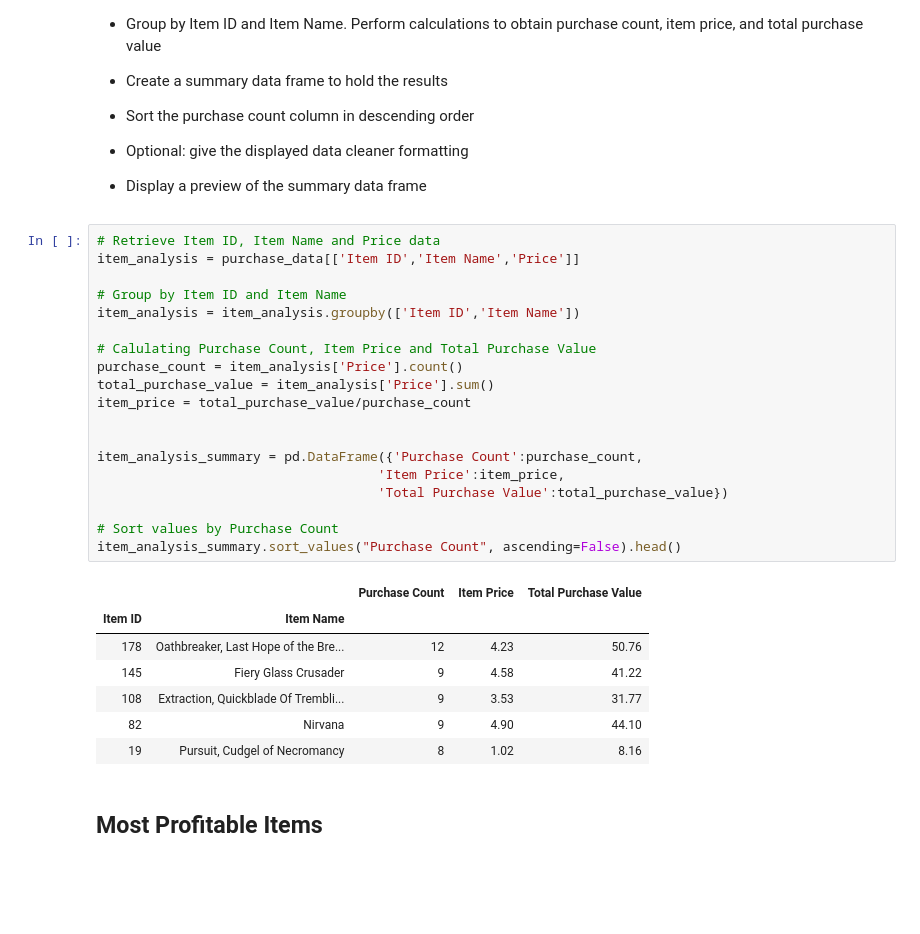
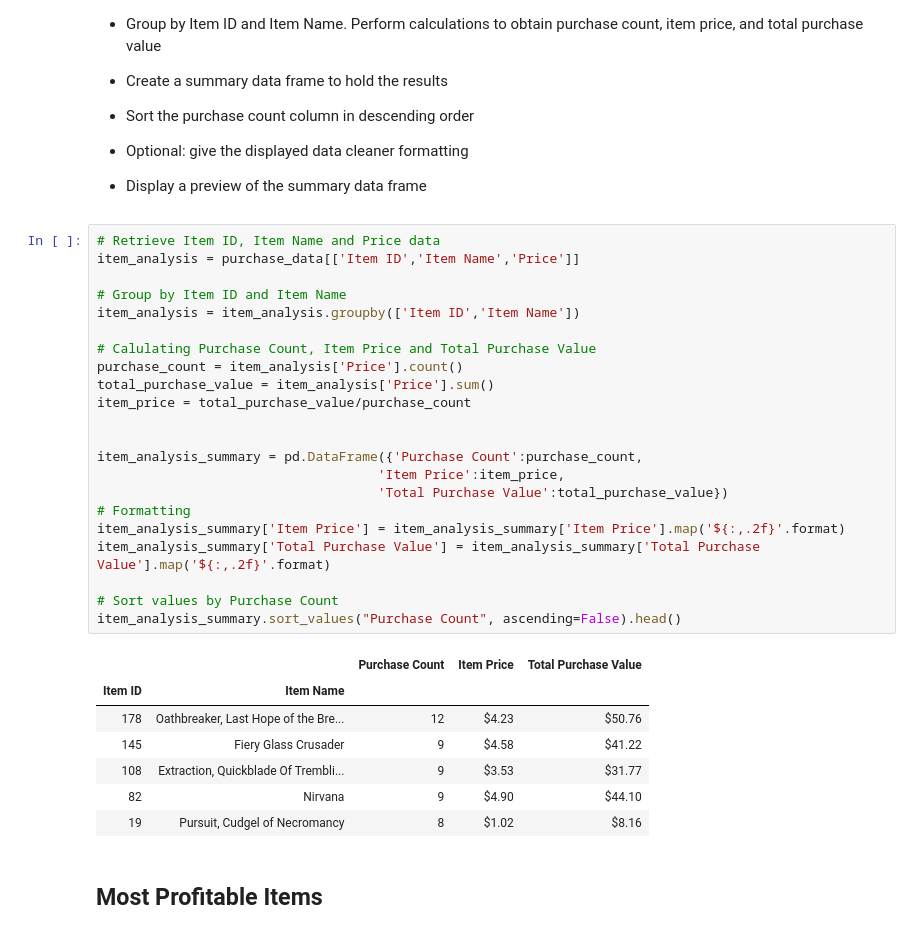
Before and after one commit to Belindaliang51/pandas-challenge, a Jupyter notebook: HeroesOfPymoli_starter.ipynb, the cells around one changed output. Saved outputs shown, nothing was run; the diff lists cells and outputs as text; blank space fills up the shorter version.

```diff
--- a/HeroesOfPymoli_starter.ipynb
+++ b/HeroesOfPymoli_starter.ipynb
@@ -300,30 +329,33 @@ spender_summary.sort_values('Total Purchase Value', ascending = False).head()
 # %%
 # Retrieve Item ID, Item Name and Price data
 item_analysis = purchase_data[['Item ID','Item Name','Price']]
 
 # Group by Item ID and Item Name
 item_analysis = item_analysis.groupby(['Item ID','Item Name'])
 
 # Calulating Purchase Count, Item Price and Total Purchase Value
 purchase_count = item_analysis['Price'].count()
 total_purchase_value = item_analysis['Price'].sum()
 item_price = total_purchase_value/purchase_count
 
 
 item_analysis_summary = pd.DataFrame({'Purchase Count':purchase_count,
                                     'Item Price':item_price,
                                     'Total Purchase Value':total_purchase_value})
+# Formatting
+item_analysis_summary['Item Price'] = item_analysis_summary['Item Price'].map('${:,.2f}'.format)
+item_analysis_summary['Total Purchase Value'] = item_analysis_summary['Total Purchase Value'].map('${:,.2f}'.format)
 
 # Sort values by Purchase Count
 item_analysis_summary.sort_values("Purchase Count", ascending=False).head()
 # %% [output]
 |  |  | Purchase Count | Item Price | Total Purchase Value |
 | Item ID | Item Name |  |  |  |
-| 178 | Oathbreaker, Last Hope of the Bre... | 12 | 4.23 | 50.76 |
-| 145 | Fiery Glass Crusader | 9 | 4.58 | 41.22 |
-| 108 | Extraction, Quickblade Of Trembli... | 9 | 3.53 | 31.77 |
-| 82 | Nirvana | 9 | 4.90 | 44.10 |
-| 19 | Pursuit, Cudgel of Necromancy | 8 | 1.02 | 8.16 |
+| 178 | Oathbreaker, Last Hope of the Bre... | 12 | $4.23 | $50.76 |
+| 145 | Fiery Glass Crusader | 9 | $4.58 | $41.22 |
+| 108 | Extraction, Quickblade Of Trembli... | 9 | $3.53 | $31.77 |
+| 82 | Nirvana | 9 | $4.90 | $44.10 |
+| 19 | Pursuit, Cudgel of Necromancy | 8 | $1.02 | $8.16 |
 # %% [markdown]
 ## Most Profitable Items
 # %% [markdown]
```
Also changed, not shown: parts of 8 cells of this notebook.
